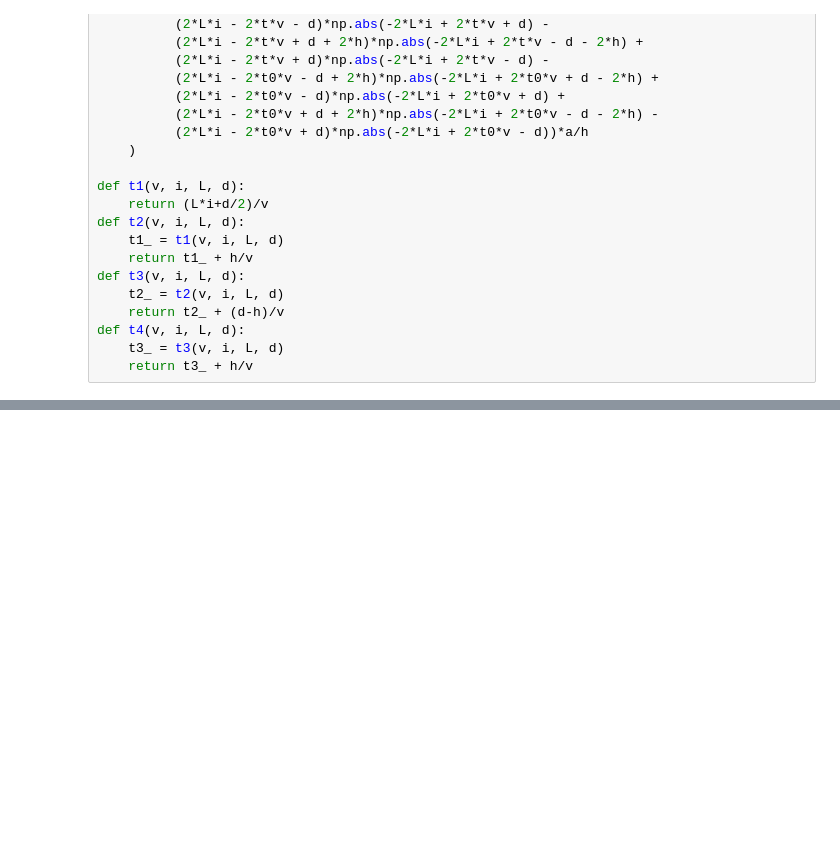
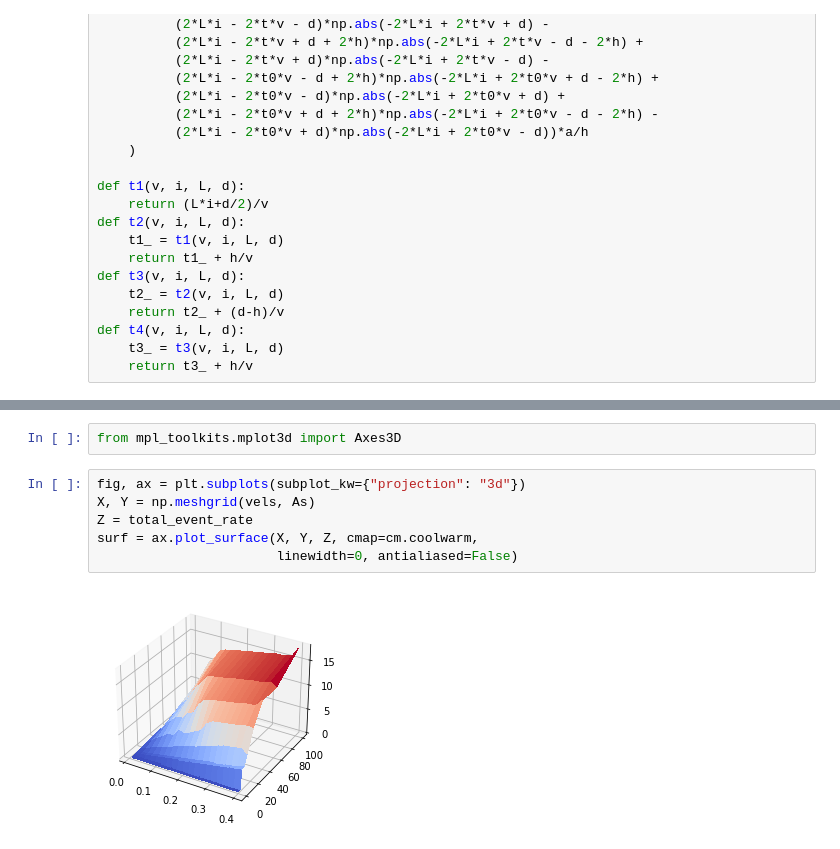
Before and after one commit to chpironi/event_velocity_sensor, a Jupyter notebook: event_propagation_model.ipynb, the cells around one changed output, grey strips where cells are left out. Drawn from its saved outputs; the diff is of its cells as text; blank space fills up the shorter version.

```diff
--- a/event_propagation_model.ipynb
+++ b/event_propagation_model.ipynb
@@ -75,0 +95,10 @@ plt.scatter(vels, total_events)
+# %%
+from mpl_toolkits.mplot3d import Axes3D
+# %%
+fig, ax = plt.subplots(subplot_kw={"projection": "3d"})
+X, Y = np.meshgrid(vels, As)
+Z = total_event_rate
+surf = ax.plot_surface(X, Y, Z, cmap=cm.coolwarm,
+                       linewidth=0, antialiased=False)
+# %% [output]
+[figure, added]
```
Also changed, not shown: parts of 9 cells of this notebook.
